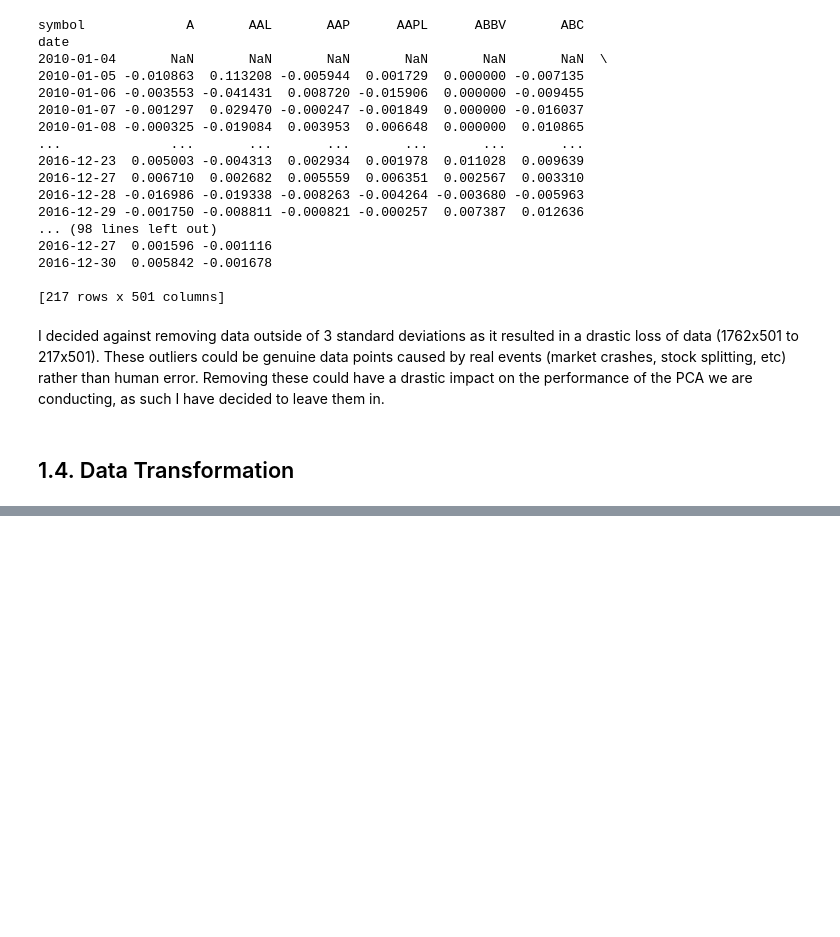
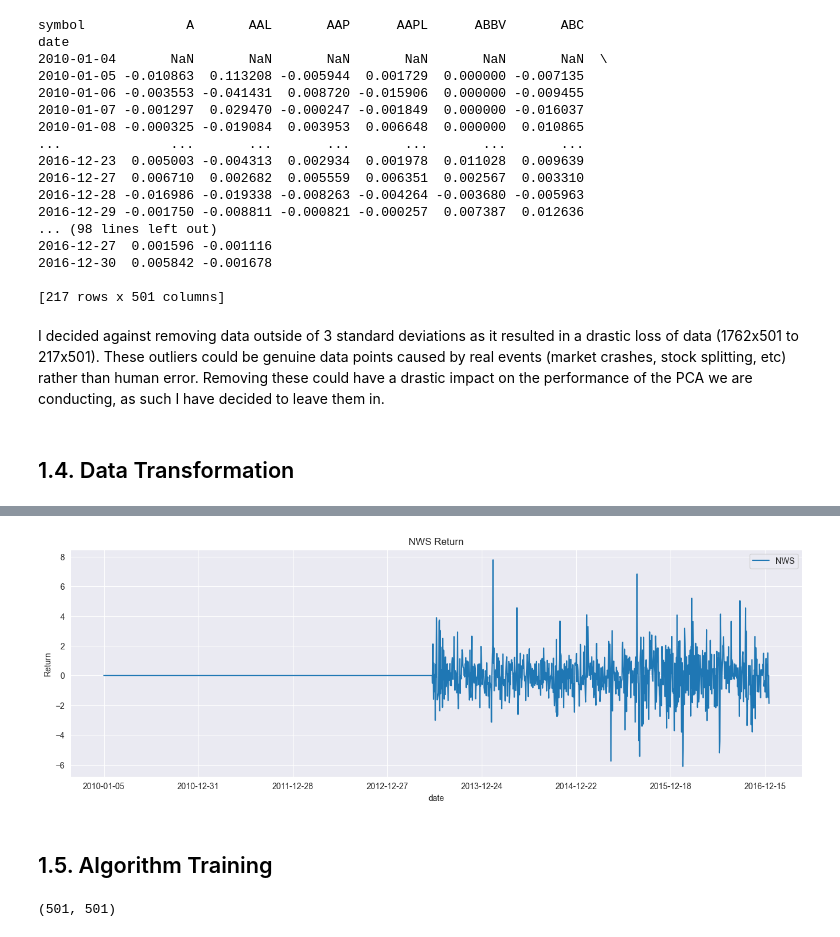
Before and after one commit to MJ-Peters/ADFT-Portfolio-Management-Coursework, a Jupyter notebook: CD22398.ipynb, the cells around one changed output, grey strips where cells are left out. Cells and saved outputs as stored; diff of their text form; code cells hidden in the pictures; blank space fills up the shorter version.

Commit message:
Finished PCA training, moving on to look at weightings for the portfolio.

```diff
--- a/CD22398.ipynb
+++ b/CD22398.ipynb
@@ -146,3 +146,12 @@ date
 I decided against removing data outside of 3 standard deviations as it resulted in a drastic loss of data (1762x501 to 217x501). These outliers could be genuine data points caused by real events (market crashes, stock splitting, etc) rather than human error. Removing these could have a drastic impact on the performance of the PCA we are conducting, as such I have decided to leave them in.
 # %% [markdown]
 ## 1.4. Data Transformation
+# %%
+# Data needs to be on the same scale for PCA, data is being transformed to a standard normal distribution N(0,1).
+PCA_scaler = StandardScaler().fit(nyse_dailyReturns)
+rescaled_nyse_df = pd.DataFrame(PCA_scaler.fit_transform(nyse_dailyReturns), columns = nyse_dailyReturns.columns, index = nyse_dailyReturns.index)
+
+# summarize transformed data
+nyse_dailyReturns.dropna(how='any', inplace=True)
+rescaled_nyse_df.dropna(how='any', inplace=True)
+rescaled_nyse_df.head()
@@ -148,0 +167,13 @@ I decided against removing data outside of 3 standard deviations as it resulted
+# %%
+# Visualizing Log Returns for the NYSE closing price of an S&P 500 company
+plt.figure(figsize=(16, 5))
+plt.title("NWS Return")
+plt.ylabel("Return")
+rescaled_nyse_df.NWS.plot()
+plt.grid(True);
+plt.legend()
+plt.show()
+# %% [output]
+[figure, added]
+# %% [markdown]
+## 1.5. Algorithm Training
@@ -148,0 +192,7 @@ I decided against removing data outside of 3 standard deviations as it resulted
+# %%
+# Training PCA on the rescaled training data
+nyse_pca = PCA()
+PrincipalComponent = nyse_pca.fit(X_train)
+print(nyse_pca.components_.shape)
+# %% [output]
+(501, 501)
```
Also changed, not shown: parts of 6 cells of this notebook.
